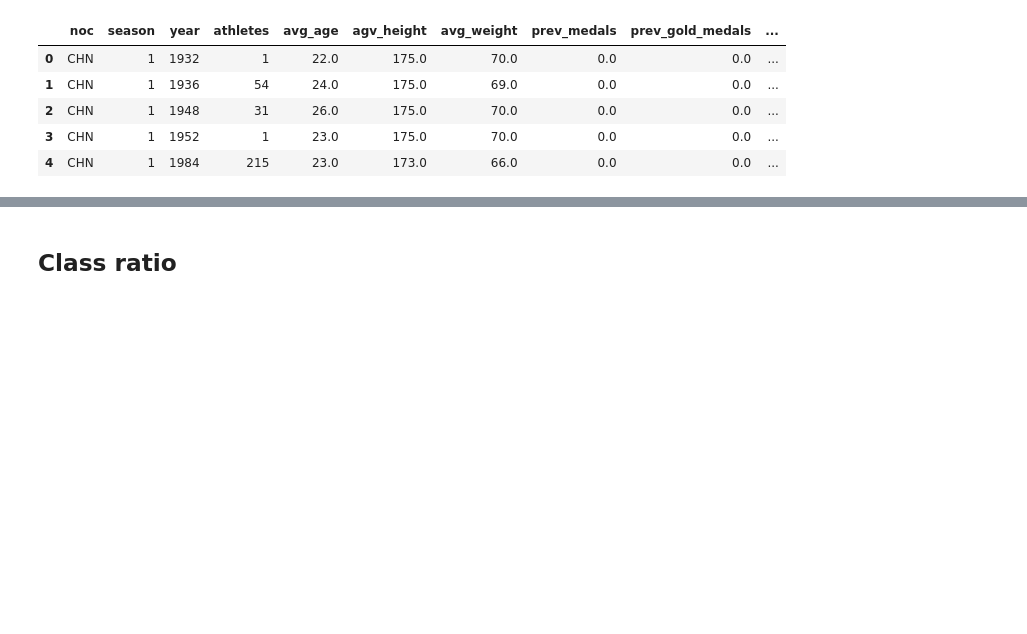
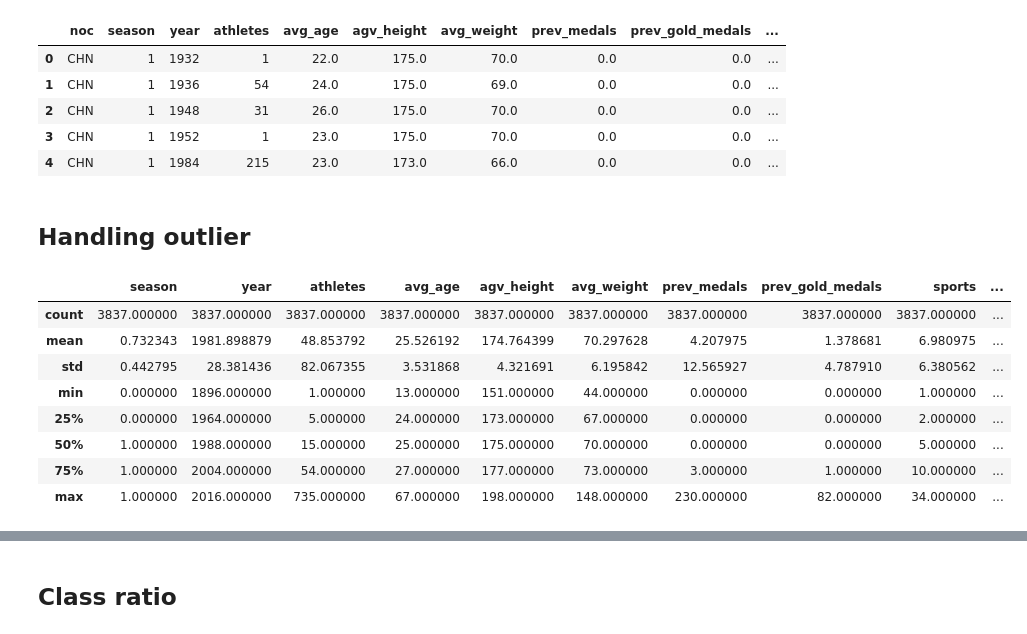
Before and after one commit to marshaale/olympic_medals_prediction, a Jupyter notebook: notebooks/classification.ipynb, the cells around one changed output, grey strips where cells are left out. Cells and saved outputs as stored; diff of their text form; code cells hidden in the pictures; blank space fills up the shorter version.

```diff
--- a/notebooks/classification.ipynb
+++ b/notebooks/classification.ipynb
@@ -44,3 +44,17 @@ df.head()
 | 2 | CHN | 1 | 1948 | 31 | 26.0 | 175.0 | 70.0 | 0.0 | 0.0 | ... |
 | 3 | CHN | 1 | 1952 | 1 | 23.0 | 175.0 | 70.0 | 0.0 | 0.0 | ... |
 | 4 | CHN | 1 | 1984 | 215 | 23.0 | 173.0 | 66.0 | 0.0 | 0.0 | ... |
+# %% [markdown]
+## Handling outlier
+# %%
+df.describe()
+# %% [output]
+|  | season | year | athletes | avg_age | agv_height | avg_weight | prev_medals | prev_gold_medals | sports | ... |
+| count | 3837.000000 | 3837.000000 | 3837.000000 | 3837.000000 | 3837.000000 | 3837.000000 | 3837.000000 | 3837.000000 | 3837.000000 | ... |
+| mean | 0.732343 | 1981.898879 | 48.853792 | 25.526192 | 174.764399 | 70.297628 | 4.207975 | 1.378681 | 6.980975 | ... |
+| std | 0.442795 | 28.381436 | 82.067355 | 3.531868 | 4.321691 | 6.195842 | 12.565927 | 4.787910 | 6.380562 | ... |
+| min | 0.000000 | 1896.000000 | 1.000000 | 13.000000 | 151.000000 | 44.000000 | 0.000000 | 0.000000 | 1.000000 | ... |
+| 25% | 0.000000 | 1964.000000 | 5.000000 | 24.000000 | 173.000000 | 67.000000 | 0.000000 | 0.000000 | 2.000000 | ... |
+| 50% | 1.000000 | 1988.000000 | 15.000000 | 25.000000 | 175.000000 | 70.000000 | 0.000000 | 0.000000 | 5.000000 | ... |
+| 75% | 1.000000 | 2004.000000 | 54.000000 | 27.000000 | 177.000000 | 73.000000 | 3.000000 | 1.000000 | 10.000000 | ... |
+| max | 1.000000 | 2016.000000 | 735.000000 | 67.000000 | 198.000000 | 148.000000 | 230.000000 | 82.000000 | 34.000000 | ... |
```
Also changed, not shown: parts of 30 cells of this notebook, 2 other files.
